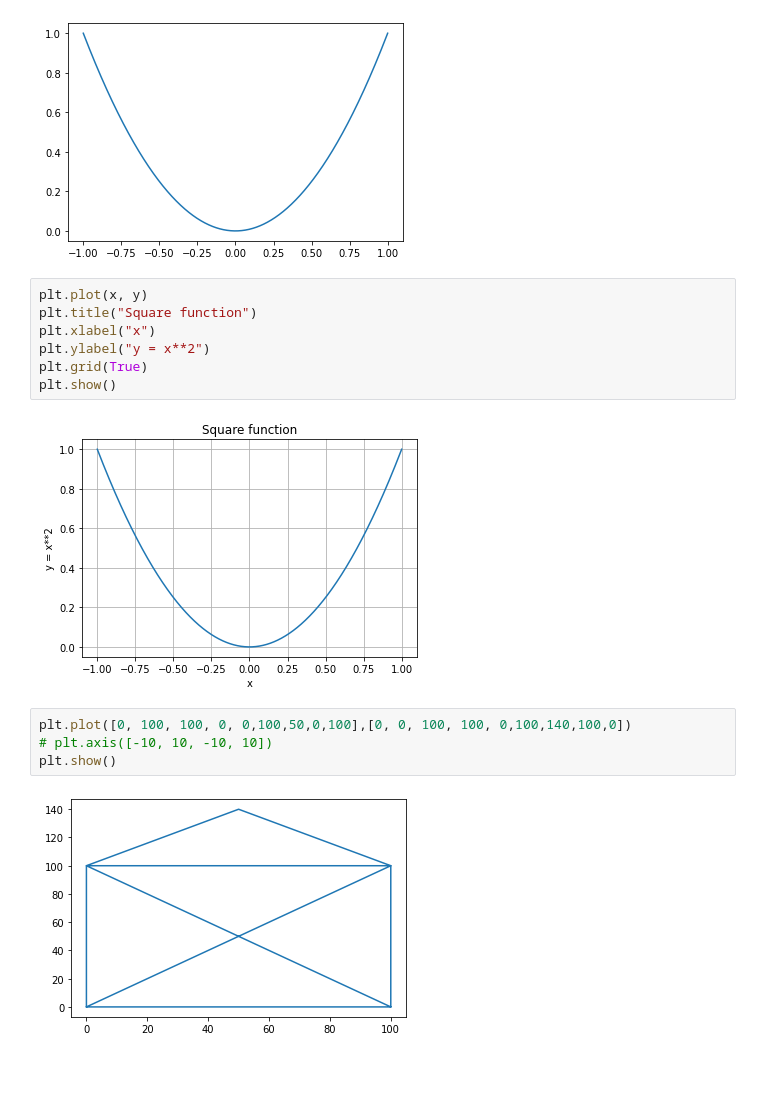
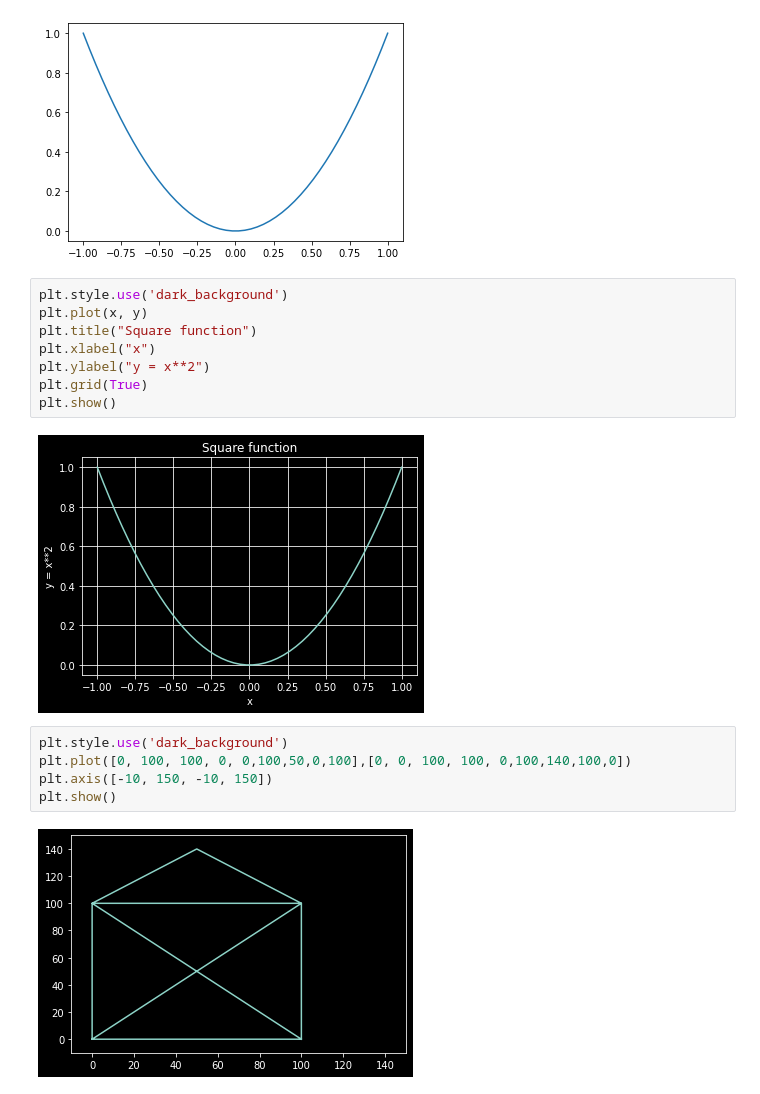
Before and after one commit to Arsh510/Matplotlib, a Jupyter notebook: Untitled.ipynb, the cells around one changed output. Drawn from its saved outputs; the diff is of its cells as text.

```diff
--- a/Untitled.ipynb
+++ b/Untitled.ipynb
@@ -35,6 +35,7 @@ plt.show()
 # %% [output]
 [figure]
 # %%
+plt.style.use('dark_background')
 plt.plot(x, y)
 plt.title("Square function")
 plt.xlabel("x")
@@ -42,10 +43,11 @@ plt.ylabel("y = x**2")
 plt.grid(True)
 plt.show()
 # %% [output]
-[figure, old version]
+[figure, new version]
 # %%
+plt.style.use('dark_background')
 plt.plot([0, 100, 100, 0, 0,100,50,0,100],[0, 0, 100, 100, 0,100,140,100,0])
-# plt.axis([-10, 10, -10, 10])
+plt.axis([-10, 150, -10, 150])
 plt.show()
 # %% [output]
-[figure, old version]
+[figure, new version]
```
Also changed, not shown: parts of 28 cells of this notebook.
